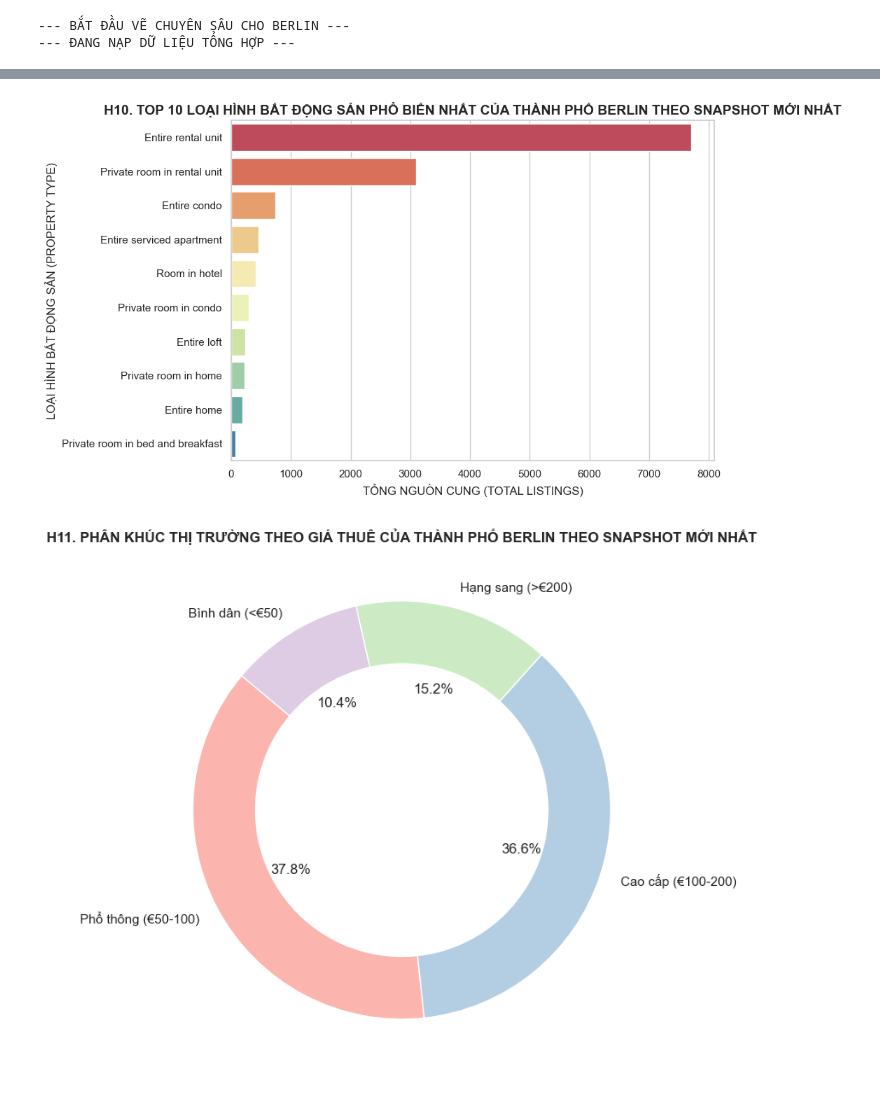
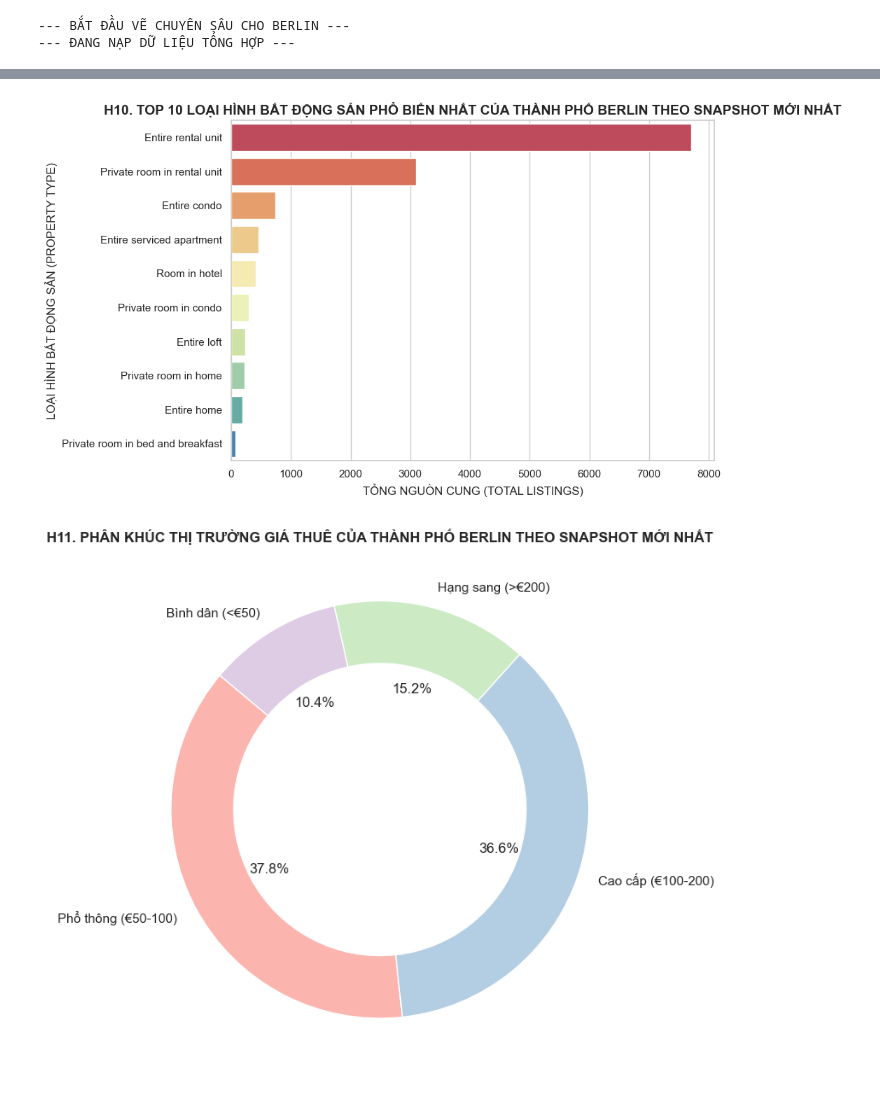
Before and after one commit to levfu/2526-LTXLDL-Project4-AIT2006-2-4.4, a Jupyter notebook: src/Berlin_Visualization.ipynb, the cells around one changed output, grey strips where cells are left out. Drawn from its saved outputs; the diff is of its cells as text; code cells hidden in the pictures.

```diff
--- a/src/Berlin_Visualization.ipynb
+++ b/src/Berlin_Visualization.ipynb
@@ -243,7 +243,7 @@ if not df_detail.empty:
 
     plt.pie(seg_counts, labels=seg_counts.index, autopct='%1.1f%%', startangle=140,
             colors=sns.color_palette('Pastel1'), wedgeprops=dict(width=0.3))
-    plt.title('H11. PHÂN KHÚC THỊ TRƯỜNG THEO GIÁ THUÊ CỦA THÀNH PHỐ BERLIN THEO SNAPSHOT MỚI NHẤT', fontweight='bold')
+    plt.title('H11. PHÂN KHÚC THỊ TRƯỜNG GIÁ THUÊ CỦA THÀNH PHỐ BERLIN THEO SNAPSHOT MỚI NHẤT', fontweight='bold')
     plt.tight_layout()
     plt.savefig(os.path.join(FIGURES_DIR, f'{CITY_SUFFIX}_11_price_segments.pdf'))
     plt.show()
@@ -266,32 +266,32 @@ if not kpi_review.empty:
 
     # 4. Lọc năm (2018 trở lại)
     df_rev_final = df_rev_final[df_rev_final['date'].dt.year >= 2018]
 
     # 5. Vẽ
     sns.lineplot(data=df_rev_final, x='date', y='review_count', color='#E63946', linewidth=2.5)
 
     plt.title(f'H12. XU HƯỚNG SỐ LƯỢNG REVIEW (REVIEW COUNT) CỦA THÀNH PHỐ {CITY_SUFFIX.upper()} THEO SNAPSHOT MỚI NHẤT', fontsize=14, fontweight='bold')
     plt.ylabel('SỐ LƯỢNG REVIEW / THÁNG (REVIEW COUNT / MONTH)')
     plt.xlabel('THỜI GIAN')
     plt.grid(True, linestyle='--', alpha=0.5)
     plt.gca().xaxis.set_major_formatter(mdates.DateFormatter('%m-%Y'))
 
     plt.savefig(os.path.join(FIGURES_DIR, 'berlin_12_reviews_trend.pdf'), format='pdf', bbox_inches='tight')
     plt.show()
 else:
     print("⚠️ Không có dữ liệu Review Trend để vẽ H12.")
 # %% [output]
 --- BẮT ĐẦU VẼ CHUYÊN SÂU CHO BERLIN ---
 --- ĐANG NẠP DỮ LIỆU TỔNG HỢP ---
 [figure]
 [figure]
 [figure]
 [figure]
 [figure]
 [figure]
 [figure]
 [figure]
 [figure]
 [figure]
-[figure, old version]
+[figure, new version]
 [figure]
```
Also changed, not shown: 42 other files.
